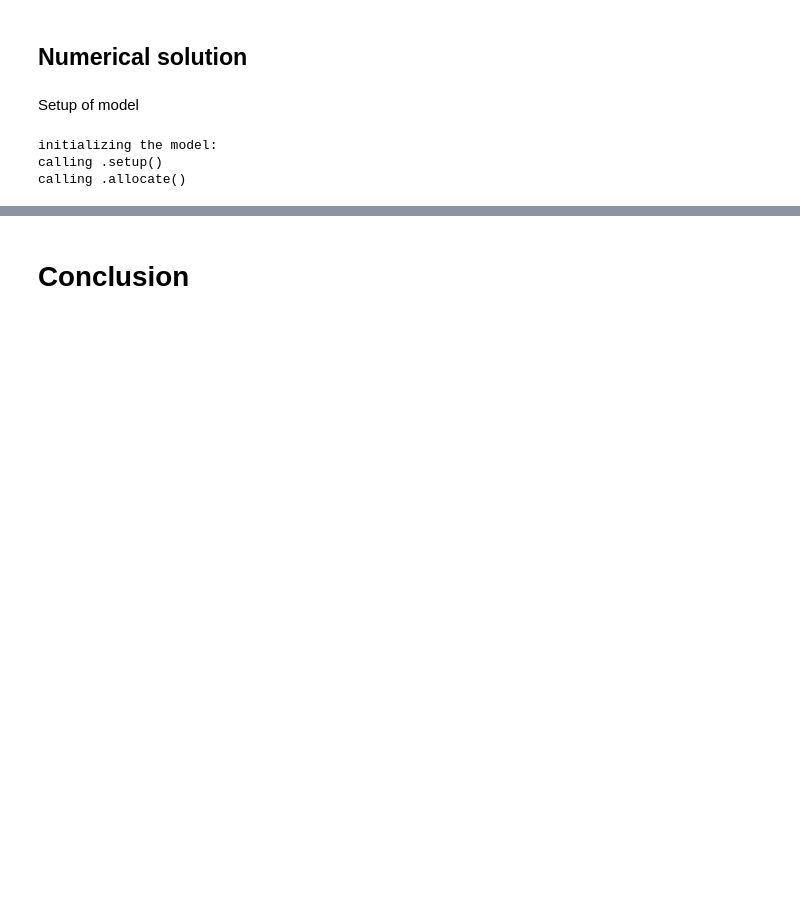
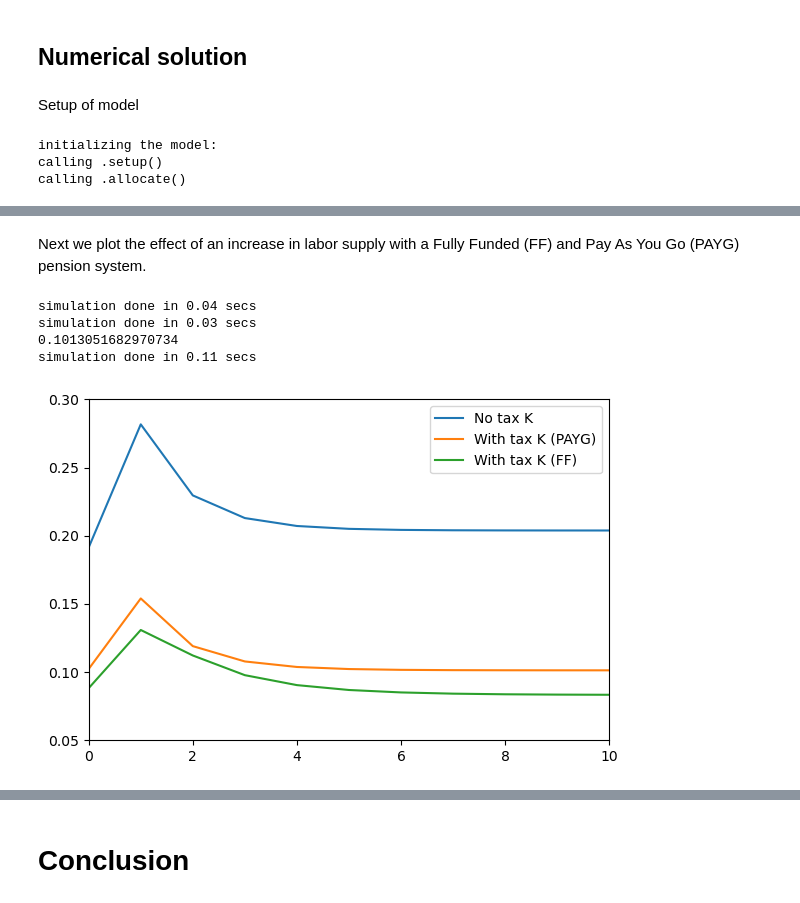
Before and after one commit to NumEconCopenhagen/projects-2023-jacob-per, a Jupyter notebook: modelproject/modelproject.ipynb, the cells around one changed output, grey strips where cells are left out. Drawn from its saved outputs; the diff is of its cells as text; code cells hidden in the pictures; blank space fills up the shorter version.

```diff
--- a/modelproject/modelproject.ipynb
+++ b/modelproject/modelproject.ipynb
@@ -198,0 +166,39 @@ Try to make an extension of the model.
+# %% [markdown]
+Next we plot the effect of an increase in labor supply with a Fully Funded (FF) and Pay As You Go (PAYG) pension system.
+# %%
+# a. plotting figure
+fig = plt.figure(figsize=(6,6/1.5))
+ax = fig.add_subplot(1,1,1)
+
+# b. model without tax
+par.tau_w=0.0
+par.K_lag_ini = 0.172
+model.simulate(shock=True)
+baseline = model.sim
+ax.plot(baseline.K,label='No tax K')
+
+# c. model with payg
+par.tau_w = 0.1
+par.K_lag_ini = 0.104
+model.simulate(shock=True,regime='PAYG')
+shockmodelPAYG = model.sim
+ax.plot(shockmodelPAYG.K,label='With tax K (PAYG)')
+
+# d. model with ff
+par.tau_w = 0.1
+par.K_lag_ini = 0.093
+model.simulate(shock=True,regime='FF')
+shockmodelFF = model.sim
+ax.plot(shockmodelFF.K,label='With tax K (FF)')
+
+# e. specification of figure
+ax.legend(frameon=True)
+plt.ylim([0.05, 0.3])
+plt.xlim([0,10])
+fig.tight_layout()
+# %% [output]
+simulation done in 0.04 secs
+simulation done in 0.03 secs
+0.1013051682970734
+simulation done in 0.11 secs
+[figure, added]
```
Also changed, not shown: parts of 23 cells of this notebook, 3 other files.
